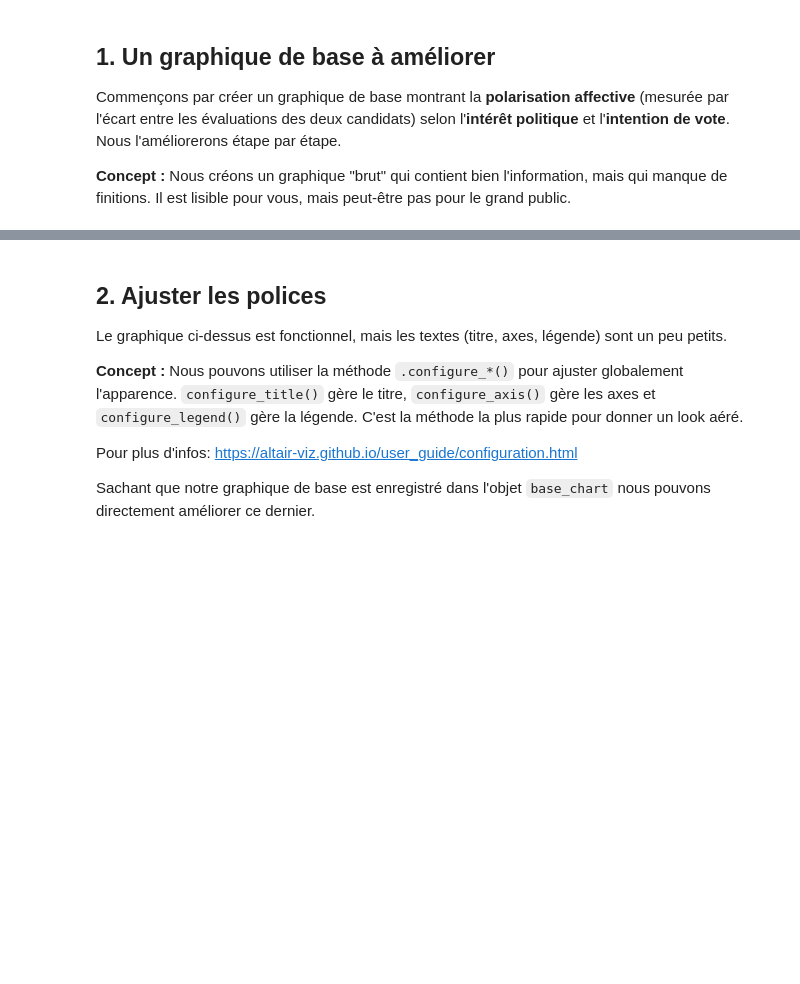
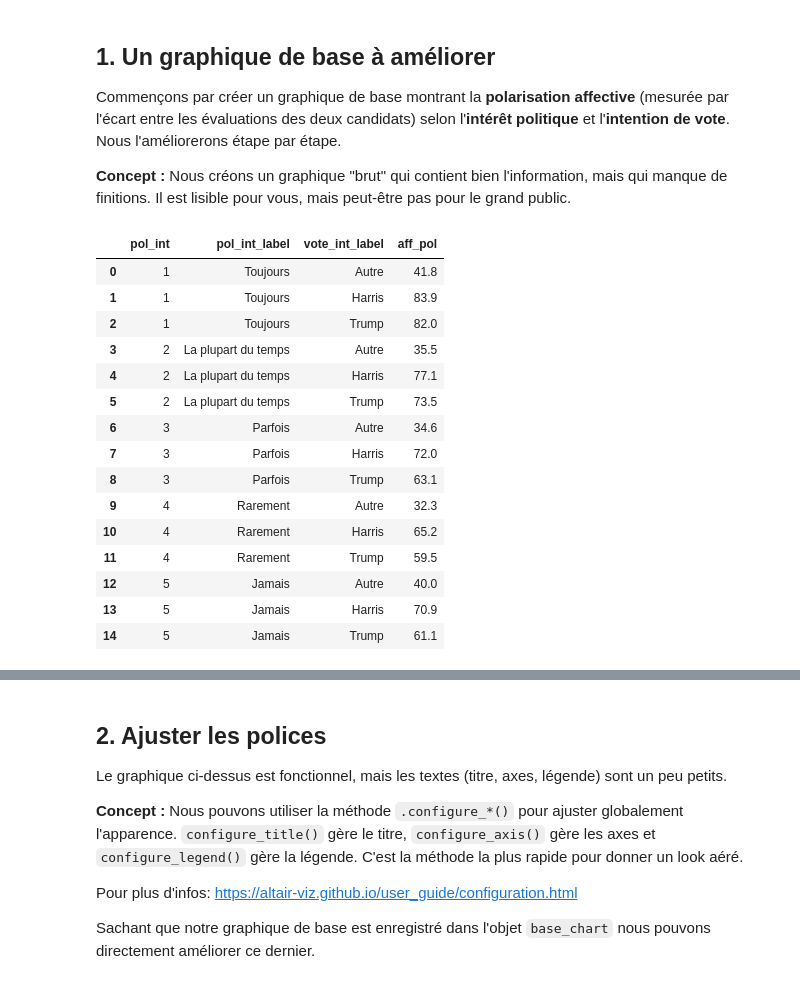
Before and after one commit to SciencesPoBordeaux/data-viz, a Jupyter notebook: notebooks/10-finitions.ipynb, the cells around one changed output, grey strips where cells are left out. Saved outputs shown, nothing was run; the diff lists cells and outputs as text; code cells hidden in the pictures; blank space fills up the shorter version.

```diff
--- a/notebooks/10-finitions.ipynb
+++ b/notebooks/10-finitions.ipynb
@@ -115,10 +130,26 @@ Commençons par créer un graphique de base montrant la **polarisation affective
 # %%
 # Calcul des moyennes de polarisation affective par intérêt politique et intention de vote
 df_means = df_clean.groupby(
-    ["pol_int", "pol_int_label", "vote_int_label"],
-    as_index=False
-    )["aff_pol"].mean()
+    ["pol_int", "pol_int_label", "vote_int_label"], as_index=False
+)["aff_pol"].mean()
 df_means["aff_pol"] = df_means["aff_pol"].round(1)
 
 df_means
+# %% [output]
+|  | pol_int | pol_int_label | vote_int_label | aff_pol |
+| 0 | 1 | Toujours | Autre | 41.8 |
+| 1 | 1 | Toujours | Harris | 83.9 |
+| 2 | 1 | Toujours | Trump | 82.0 |
+| 3 | 2 | La plupart du temps | Autre | 35.5 |
+| 4 | 2 | La plupart du temps | Harris | 77.1 |
+| 5 | 2 | La plupart du temps | Trump | 73.5 |
+| 6 | 3 | Parfois | Autre | 34.6 |
+| 7 | 3 | Parfois | Harris | 72.0 |
+| 8 | 3 | Parfois | Trump | 63.1 |
+| 9 | 4 | Rarement | Autre | 32.3 |
+| 10 | 4 | Rarement | Harris | 65.2 |
+| 11 | 4 | Rarement | Trump | 59.5 |
+| 12 | 5 | Jamais | Autre | 40.0 |
+| 13 | 5 | Jamais | Harris | 70.9 |
+| 14 | 5 | Jamais | Trump | 61.1 |
 # %%
```
Also changed, not shown: parts of 25 cells of this notebook.
